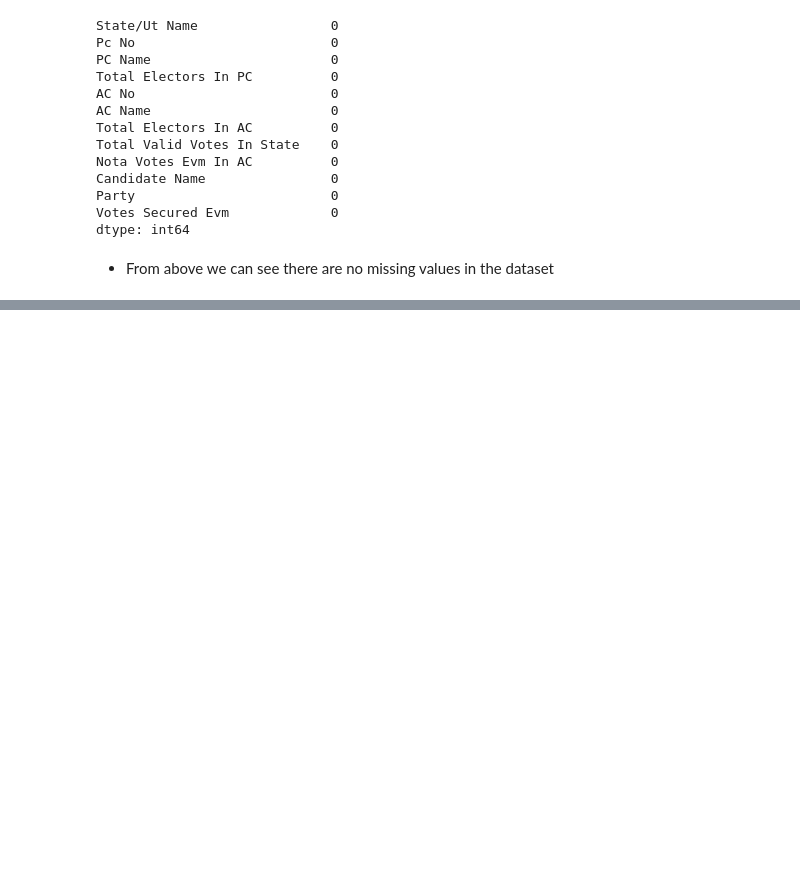
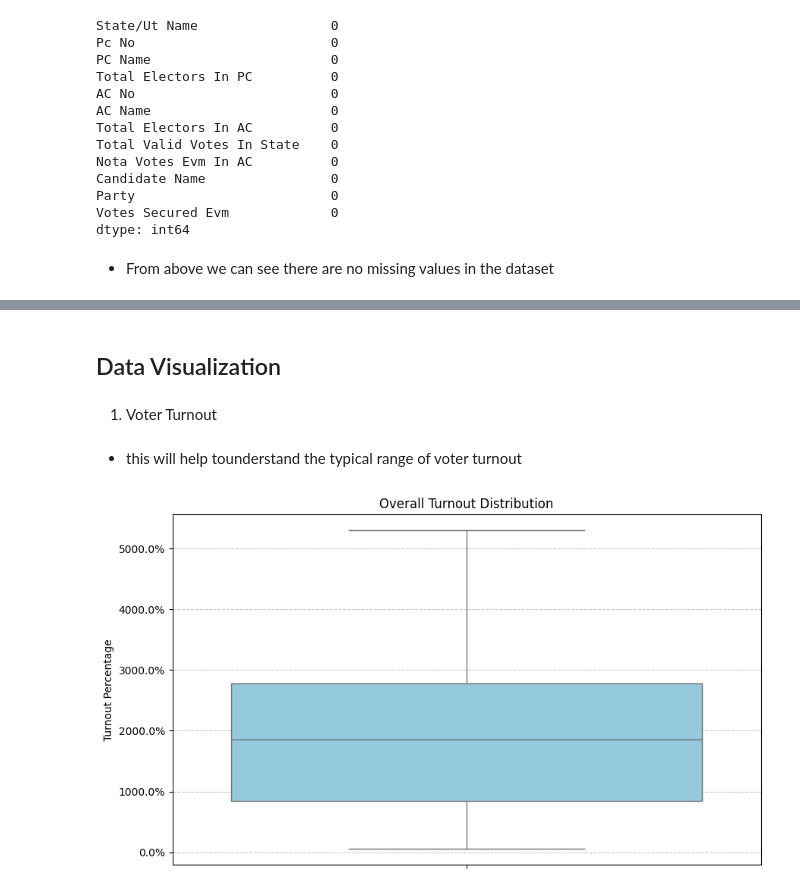
Before and after one commit to Anamikaghosh18/PythonDataAnalysis, a Jupyter notebook: EDA.ipynb, the cells around one changed output, grey strips where cells are left out. Cells and saved outputs as stored; diff of their text form; code cells hidden in the pictures; blank space fills up the shorter version.

Commit message:
eda & visualization

```diff
--- a/EDA.ipynb
+++ b/EDA.ipynb
@@ -77,0 +99,2 @@ dtype: int64
+# %% [markdown]
+## Data Visualization
@@ -77,0 +103,15 @@ dtype: int64
+# %% [markdown]
+1. Voter Turnout
+# %% [markdown]
+- this will help tounderstand the typical range of voter turnout
+# %%
+
+plt.figure(figsize=(10 ,6))
+sns.boxplot(y=df['Turnout Percentage'], color='skyblue')
+plt.title('Overall Turnout Distribution')
+plt.ylabel('Turnout Percentage')
+plt.gca().yaxis.set_major_formatter(ticker.FuncFormatter(lambda x, _: f'{x:.1f}%'))
+plt.grid(axis='y', linestyle='--', alpha=0.7)
+plt.show()
+# %% [output]
+[figure, added]
```
Also changed, not shown: parts of 16 cells of this notebook.
